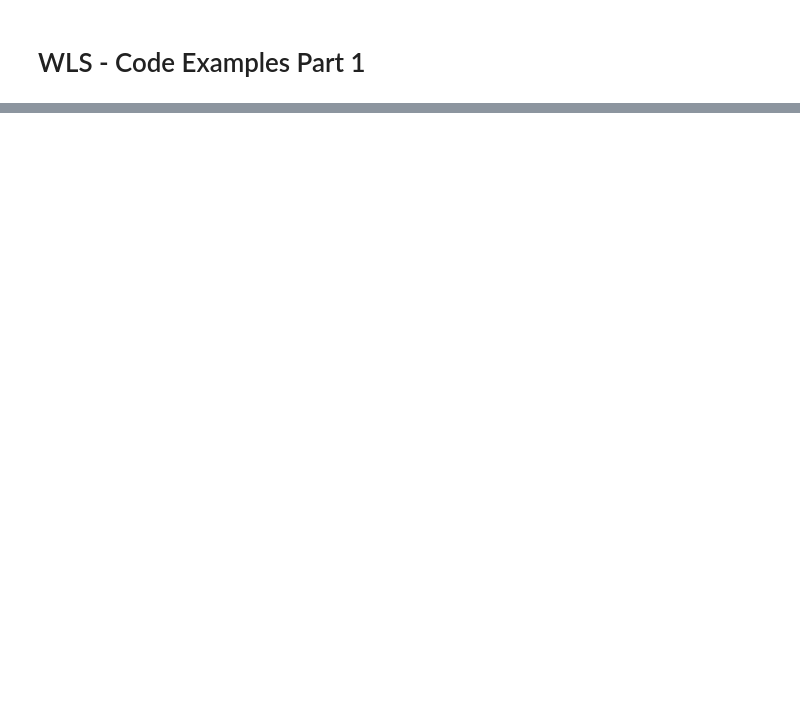
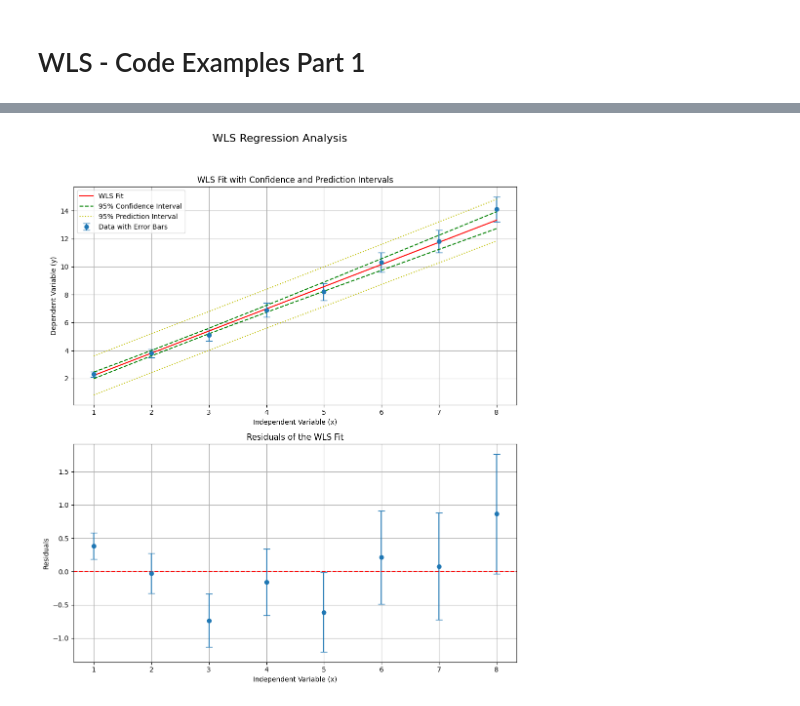
Before and after one commit to Yakovliev/quantopia, a Jupyter notebook: book/math/01_basics/weighted-least-squares-code-1.ipynb, the cells around one changed output, grey strips where cells are left out. Saved outputs shown, nothing was run; the diff lists cells and outputs as text; code cells hidden in the pictures; blank space fills up the shorter version.

Commit message:
correction and analysis

```diff
--- a/book/math/01_basics/weighted-least-squares-code-1.ipynb
+++ b/book/math/01_basics/weighted-least-squares-code-1.ipynb
@@ -805,0 +10,6 @@ Weighted Metrics:    Adj. R²=0.9992, SER=0.6016
+# %%
+# Sample data from a hypothetical physics experiment
+# x represents an independent variable
+# y_obs represents the observed dependent variable
+x = np.array([1, 2, 3, 4, 5, 6, 7, 8])
+y_obs = np.array([2.3, 3.8, 5.1, 6.9, 8.2, 10.3, 11.8, 14.1])
@@ -805,0 +19,6 @@ Weighted Metrics:    Adj. R²=0.9992, SER=0.6016
+# %%
+# The weights for WLS are the inverse of the variance (1 / sigma^2)
+weights = 1.0 / (sigma**2)
+
+# Add a constant to the independent variable to include an intercept in the model
+X = sm.add_constant(x)
@@ -805,0 +528,40 @@ Weighted Metrics:    Adj. R²=0.9992, SER=0.6016
+# %%
+# --- Generate and display plots ---
+
+# Create a figure and axes for the plots
+fig, (ax1, ax2) = plt.subplots(2, 1, figsize=(10, 12))
+fig.suptitle('WLS Regression Analysis', fontsize=16)
+
+# --- Plot 1: WLS Fit with Confidence and Prediction Intervals ---
+ax1.errorbar(x, y_obs, yerr=sigma, fmt='o', label='Data with Error Bars', capsize=5)
+ax1.plot(x, results.fittedvalues, 'r-', label='WLS Fit')
+
+# Get prediction intervals
+predictions = results.get_prediction(X)
+prediction_summary = predictions.summary_frame(alpha=0.05)
+
+# Plot confidence and prediction intervals
+ax1.plot(x, prediction_summary['mean_ci_lower'], 'g--', label='95% Confidence Interval')
+ax1.plot(x, prediction_summary['mean_ci_upper'], 'g--')
+ax1.plot(x, prediction_summary['obs_ci_lower'], 'y:', label='95% Prediction Interval')
+ax1.plot(x, prediction_summary['obs_ci_upper'], 'y:')
+
+ax1.set_xlabel("Independent Variable (x)")
+ax1.set_ylabel("Dependent Variable (y)")
+ax1.set_title("WLS Fit with Confidence and Prediction Intervals")
+ax1.legend()
+ax1.grid(True)
+
+
+# --- Plot 2: Residuals Plot ---
+ax2.errorbar(x, residuals, yerr=sigma, fmt='o', capsize=5)
+ax2.axhline(y=0, color='r', linestyle='--')
+ax2.set_xlabel("Independent Variable (x)")
+ax2.set_ylabel("Residuals")
+ax2.set_title("Residuals of the WLS Fit")
+ax2.grid(True)
+
+plt.tight_layout(rect=[0, 0.03, 1, 0.95])
+plt.show()
+# %% [output]
+[figure, added]
```
Also changed, not shown: parts of 43 cells of this notebook, 5 other files.
